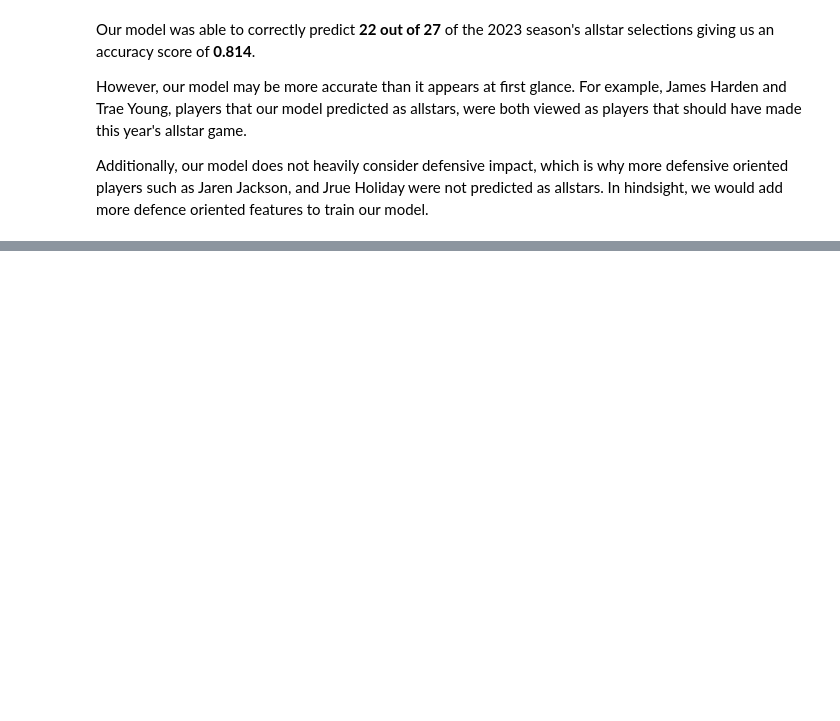
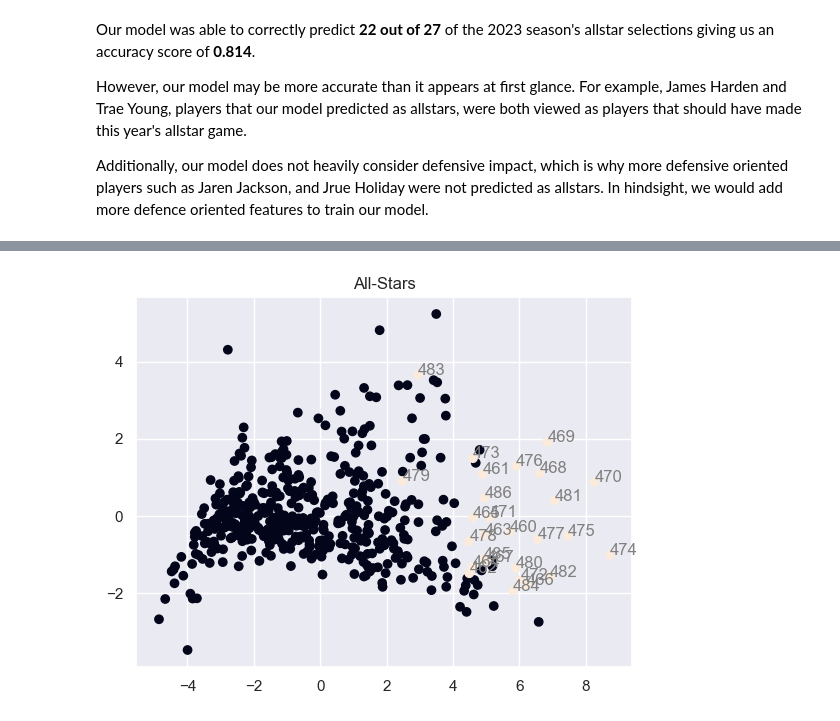
Before and after one commit to hln33/NBA-Allstar-Classifier, a Jupyter notebook: 08-model-predict.ipynb, the cells around one changed output, grey strips where cells are left out. Saved outputs shown, nothing was run; the diff lists cells and outputs as text; code cells hidden in the pictures; blank space fills up the shorter version.

```diff
--- a/08-model-predict.ipynb
+++ b/08-model-predict.ipynb
@@ -159,0 +255,8 @@ In hindsight, we would add more defence oriented features to train our model.
+# %%
+plt.scatter(X_pca[:, 0], X_pca[:, 1], c=szn23['AS']);
+plt.title('All-Stars')
+for i, (x, y) in enumerate(zip(X_pca[:, 0], X_pca[:, 1])):
+    if szn23['AS'][i] == 1:
+        plt.text(x, y, i, color='grey')
+# %% [output]
+[figure, added]
```
Also changed, not shown: parts of 19 cells of this notebook.
